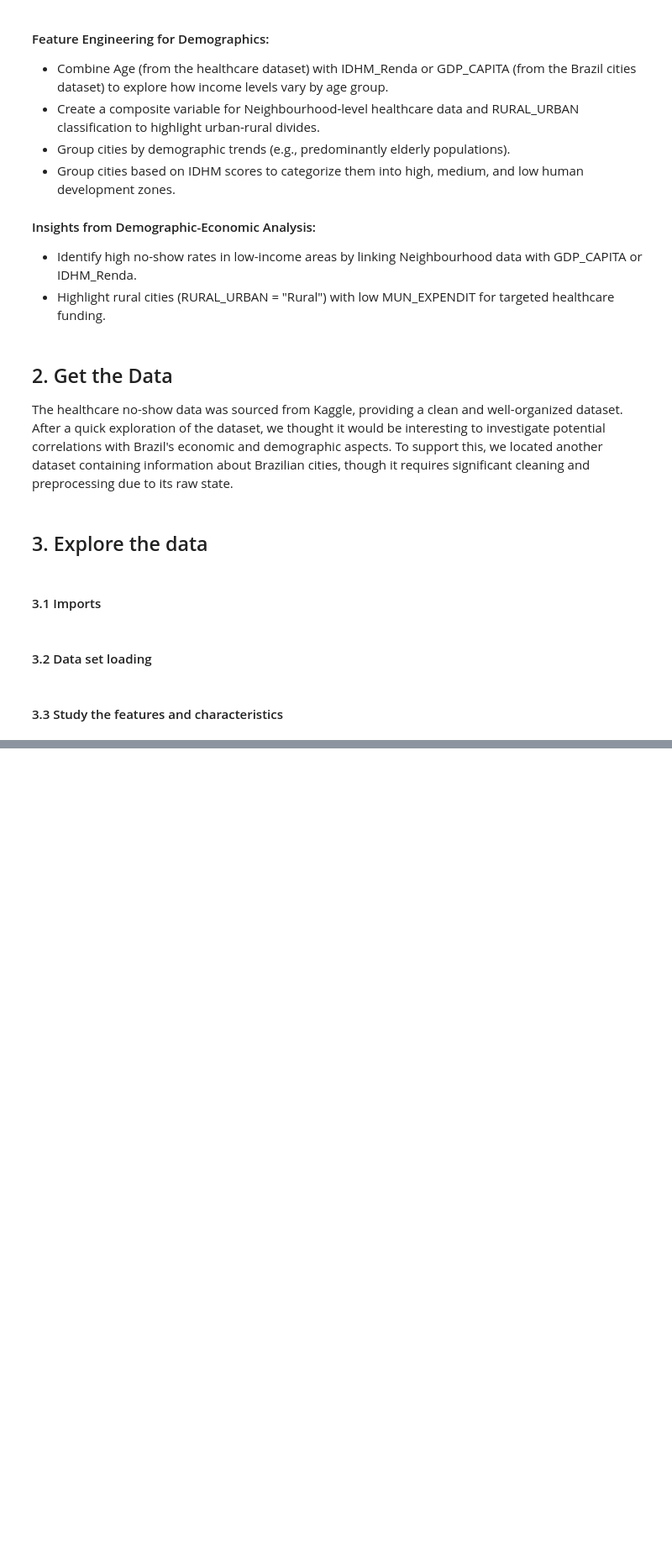
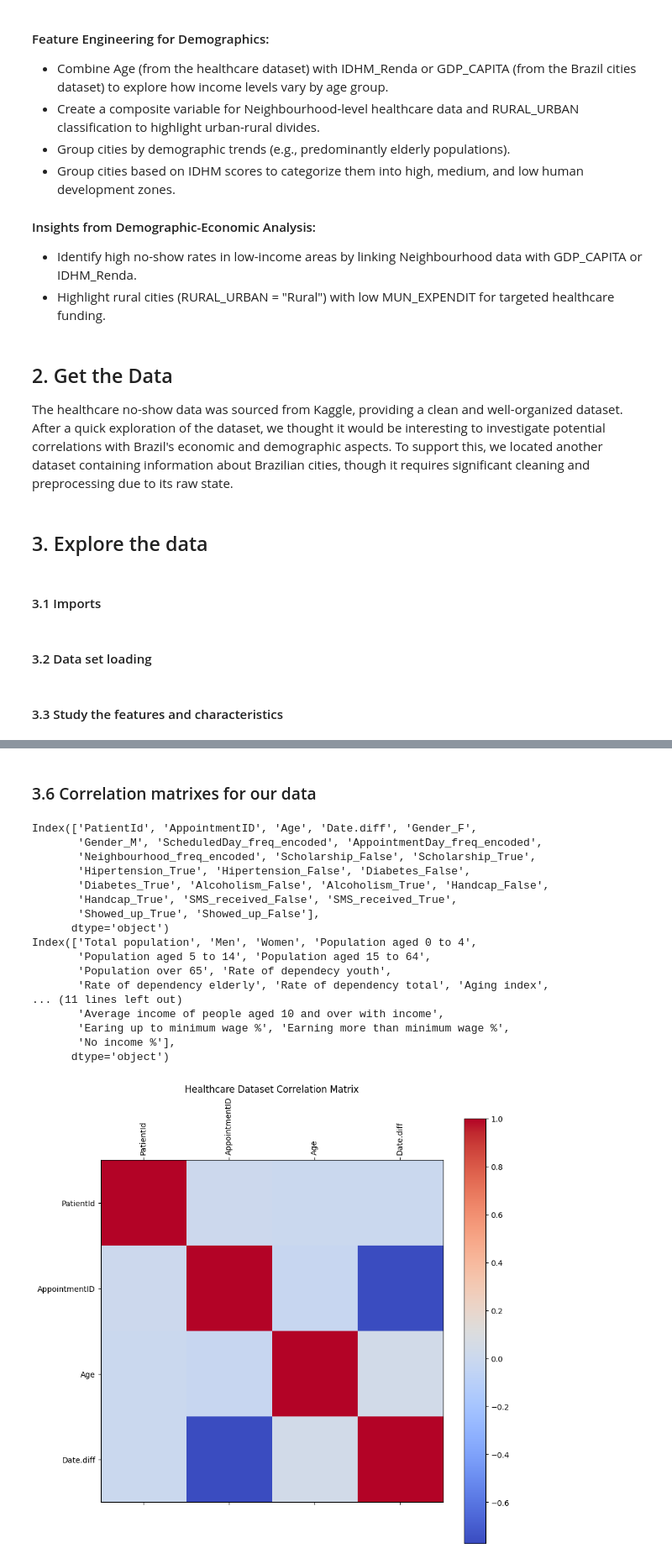
Before and after one commit to dragoselul/MAL1, a Jupyter notebook: Assignment-7/7.Final Assignment.ipynb, the cells around one changed output, grey strips where cells are left out. Shown at 84% size. Saved outputs shown, nothing was run; the diff lists cells and outputs as text; code cells hidden in the pictures; blank space fills up the shorter version.

```diff
--- a/Assignment-7/7.Final Assignment.ipynb
+++ b/Assignment-7/7.Final Assignment.ipynb
@@ -597,0 +355,39 @@ Here's an analysis of the key correlations in the context of Brazilian healthcar
+# %% [markdown]
+### 3.6 Correlation matrixes for our data
+# %%
+# Select only numeric columns for correlation matrix
+print (df_appointments_encoded.select_dtypes(include=[np.number]).columns)
+print (df_neighbourhoods_encoded.select_dtypes(include=[np.number]).columns)
+healthcare_corr_matrix = df_appointments_cleaned.select_dtypes(include=[np.number]).corr()
+neighbourhoods_corr_matrix = df_neighbourhoods_cleaned.select_dtypes(include=[np.number]).corr()
+
+def plot_correlation_matrix(matrix, title, figsize=(10, 10)):
+    fig, ax = plt.subplots(figsize=figsize)
+    cax = ax.matshow(matrix, cmap="coolwarm")
+    plt.title(title)
+    plt.xticks(range(len(matrix.columns)), matrix.columns, rotation=90)
+    plt.yticks(range(len(matrix.columns)), matrix.columns)
+    fig.colorbar(cax)
+    plt.show()
+
+plot_correlation_matrix(healthcare_corr_matrix, "Healthcare Dataset Correlation Matrix")
+plot_correlation_matrix(neighbourhoods_corr_matrix, "Neighbourhoods Dataset Correlation Matrix")
+# %% [output]
+Index(['PatientId', 'AppointmentID', 'Age', 'Date.diff', 'Gender_F',
+       'Gender_M', 'ScheduledDay_freq_encoded', 'AppointmentDay_freq_encoded',
+       'Neighbourhood_freq_encoded', 'Scholarship_False', 'Scholarship_True',
+       'Hipertension_True', 'Hipertension_False', 'Diabetes_False',
+       'Diabetes_True', 'Alcoholism_False', 'Alcoholism_True', 'Handcap_False',
+       'Handcap_True', 'SMS_received_False', 'SMS_received_True',
+       'Showed_up_True', 'Showed_up_False'],
+      dtype='object')
+Index(['Total population', 'Men', 'Women', 'Population aged 0 to 4',
+       'Population aged 5 to 14', 'Population aged 15 to 64',
+       'Population over 65', 'Rate of dependecy youth',
+       'Rate of dependency elderly', 'Rate of dependency total', 'Aging index',
+... (11 lines left out)
+       'Average income of people aged 10 and over with income',
+       'Earing up to minimum wage %', 'Earning more than minimum wage %',
+       'No income %'],
+      dtype='object')
+[figure, added]
```
Also changed, not shown: parts of 22 cells of this notebook, 2 other files.
